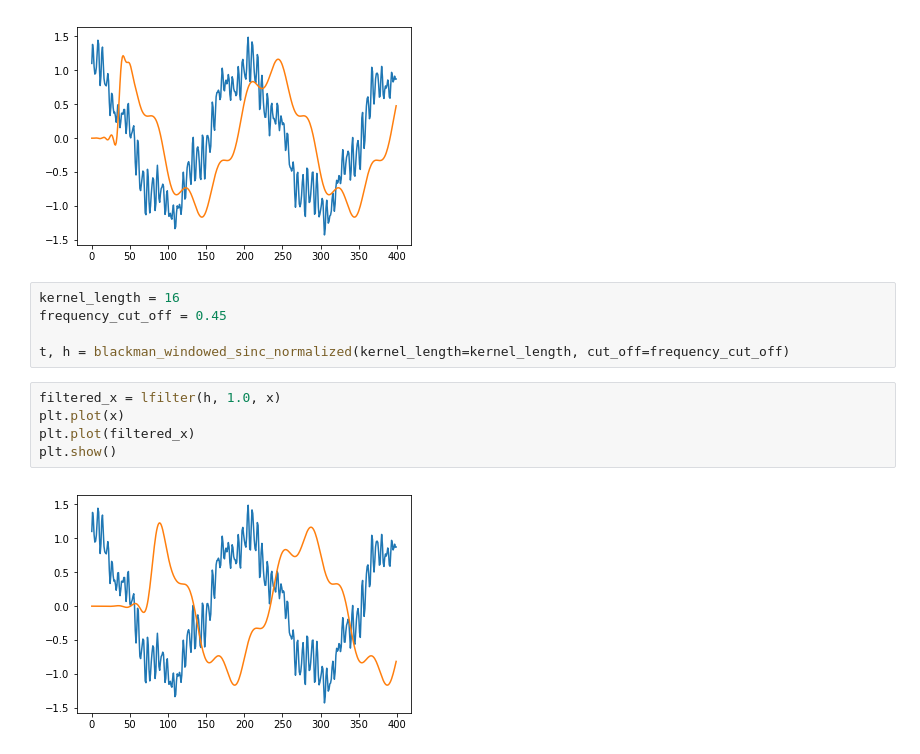
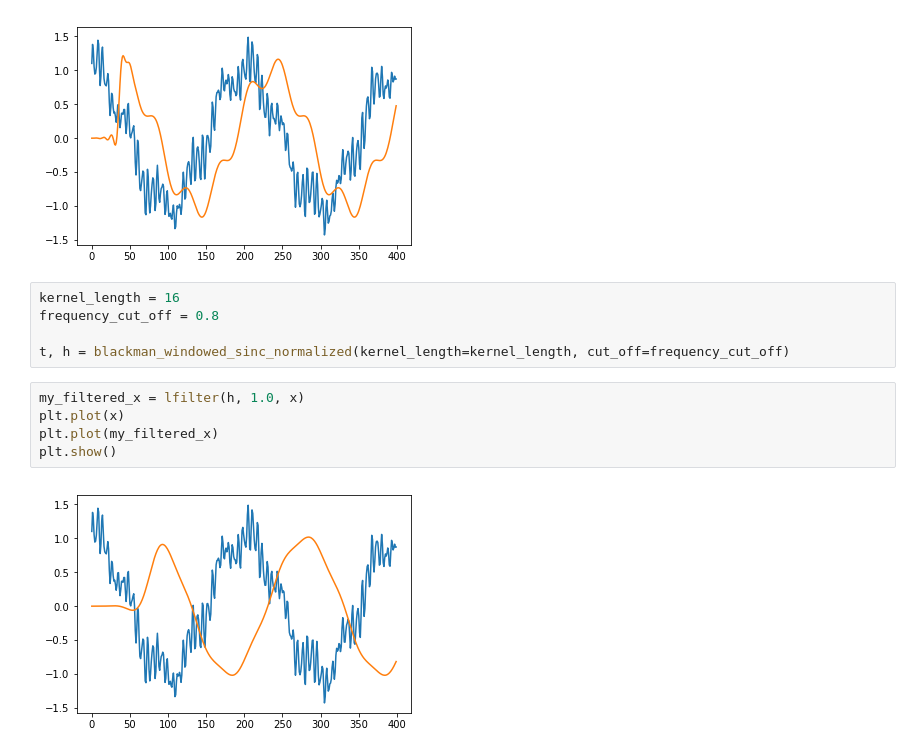
Before and after one commit to serhii-soboliev/dspbase, a Jupyter notebook: demo/filters/windowed_sinc/scipy_fir_filter_example.ipynb, the cells around one changed output. Saved outputs shown, nothing was run; the diff lists cells and outputs as text.

```diff
--- a/demo/filters/windowed_sinc/scipy_fir_filter_example.ipynb
+++ b/demo/filters/windowed_sinc/scipy_fir_filter_example.ipynb
@@ -88,13 +88,13 @@ plt.show()
 [figure]
 # %%
 kernel_length = 16
-frequency_cut_off = 0.45
+frequency_cut_off = 0.8
 
 t, h = blackman_windowed_sinc_normalized(kernel_length=kernel_length, cut_off=frequency_cut_off)
 # %%
-filtered_x = lfilter(h, 1.0, x)
+my_filtered_x = lfilter(h, 1.0, x)
 plt.plot(x)
-plt.plot(filtered_x)
+plt.plot(my_filtered_x)
 plt.show()
 # %% [output]
-[figure, old version]
+[figure, new version]
```
